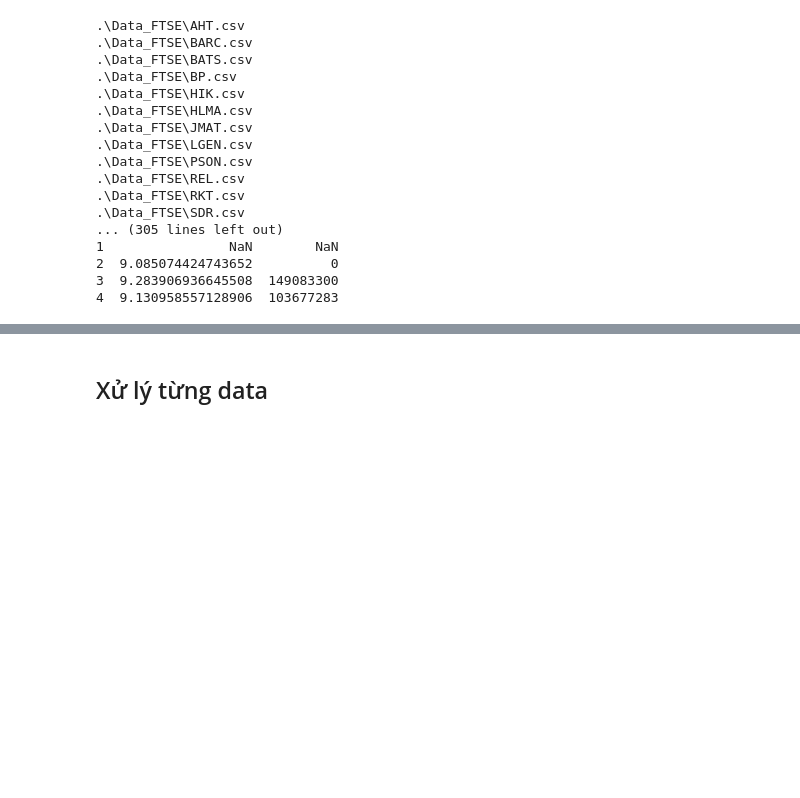
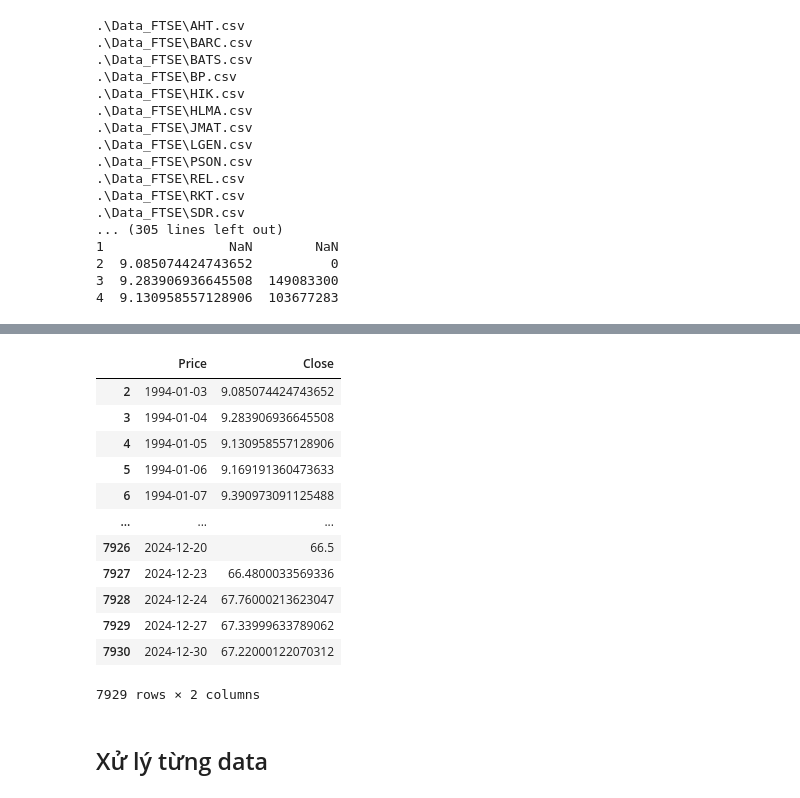
Before and after one commit to Bunrealbo/portfolio-formation-with-ltsm, a Jupyter notebook: data_preprocessing.ipynb, the cells around one changed output, grey strips where cells are left out. Drawn from its saved outputs; the diff is of its cells as text; code cells hidden in the pictures; blank space fills up the shorter version.

```diff
--- a/data_preprocessing.ipynb
+++ b/data_preprocessing.ipynb
@@ -87,3 +94,20 @@ dict_df
+# %%
+df = dict_df['VOD'][['Price', 'Close']]
+df[2:]
+# %% [output]
+|  | Price | Close |
+| 2 | 1994-01-03 | 9.085074424743652 |
+| 3 | 1994-01-04 | 9.283906936645508 |
+| 4 | 1994-01-05 | 9.130958557128906 |
+| 5 | 1994-01-06 | 9.169191360473633 |
+| 6 | 1994-01-07 | 9.390973091125488 |
+| ... | ... | ... |
+| 7926 | 2024-12-20 | 66.5 |
+| 7927 | 2024-12-23 | 66.4800033569336 |
+| 7928 | 2024-12-24 | 67.76000213623047 |
+| 7929 | 2024-12-27 | 67.33999633789062 |
+| 7930 | 2024-12-30 | 67.22000122070312 |
+7929 rows × 2 columns
 # %% [markdown]
 ## Xử lý từng data
 # %%
```
Also changed, not shown: parts of 2 cells of this notebook, 19 other files.
